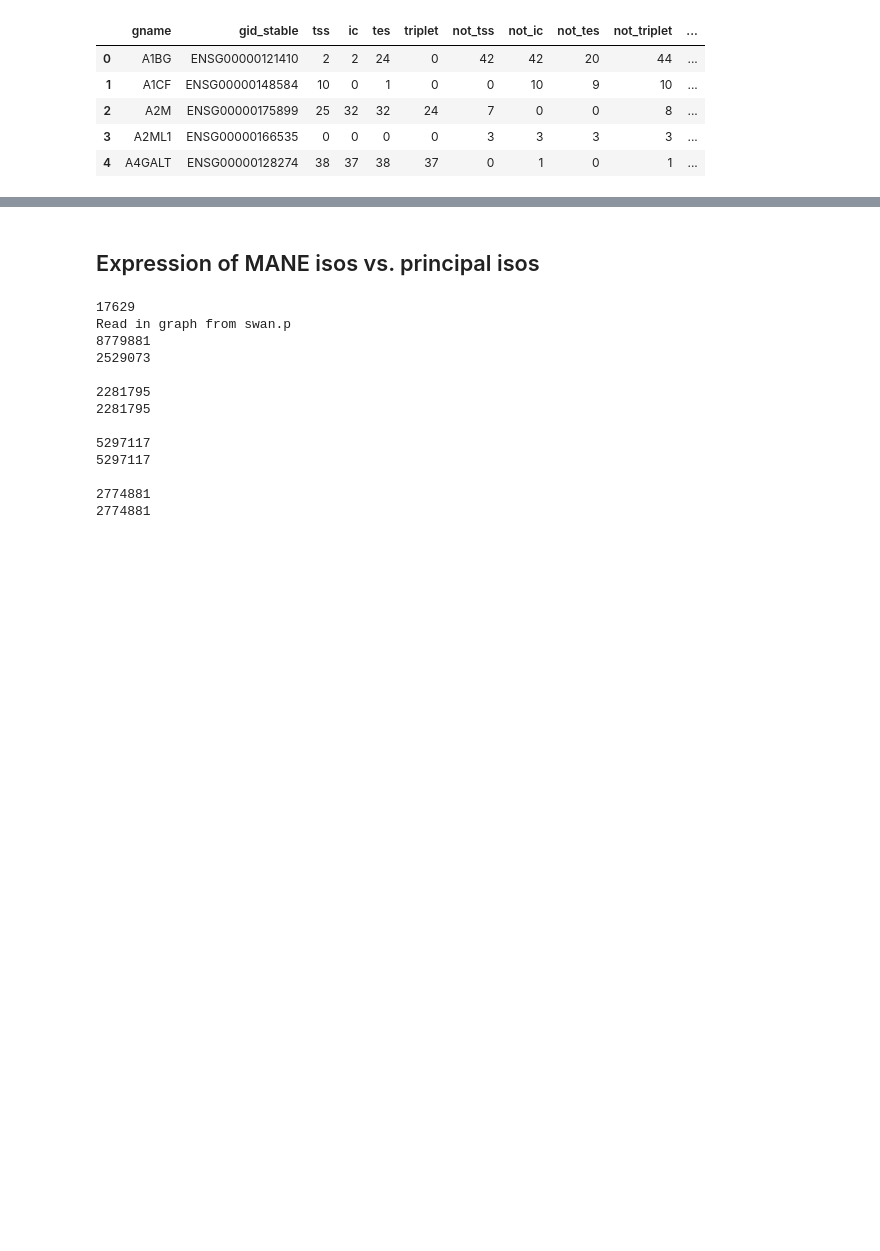
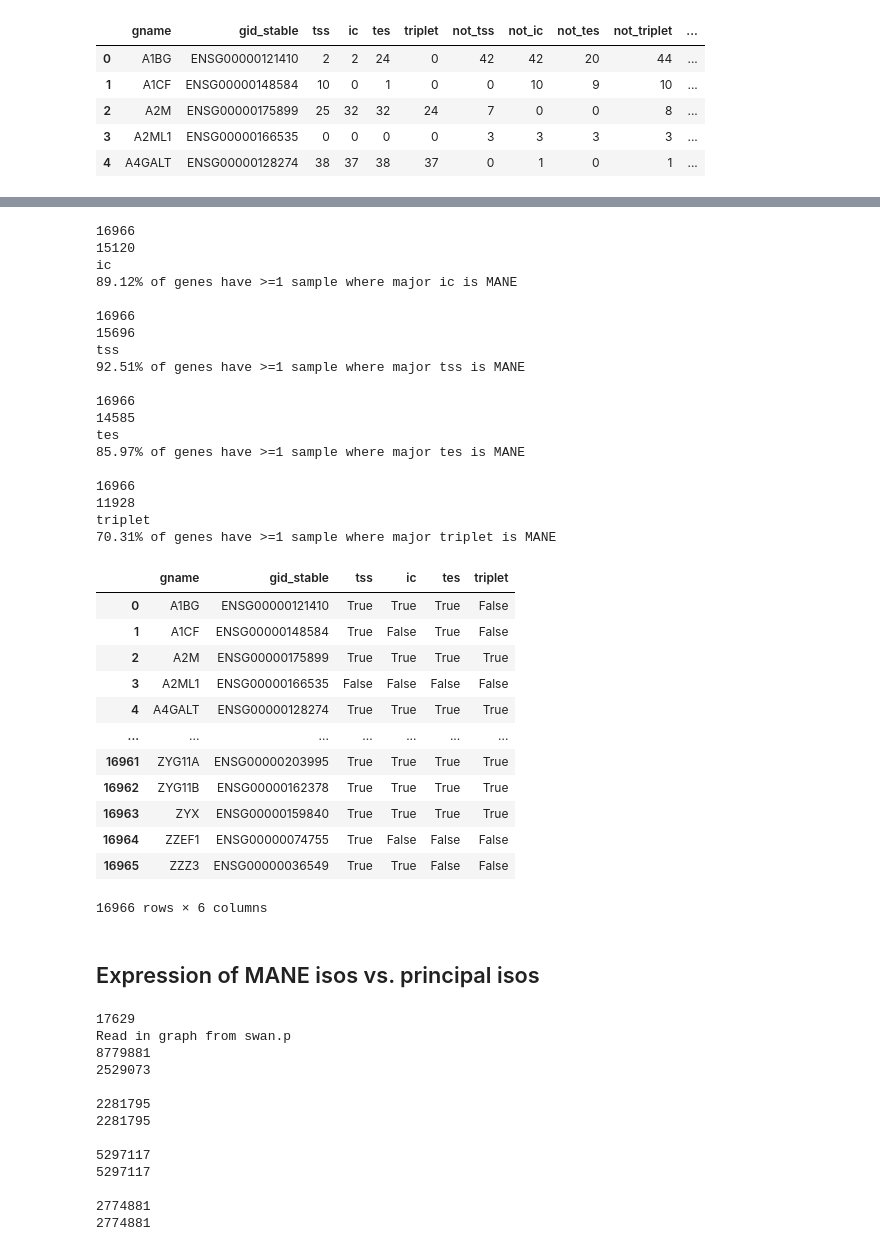
Before and after one commit to fairliereese/rnawg, a Jupyter notebook: lr_bulk/cerberus/swan/mane.ipynb, the cells around one changed output, grey strips where cells are left out. Cells and saved outputs as stored; diff of their text form; code cells hidden in the pictures; blank space fills up the shorter version.

```diff
--- a/lr_bulk/cerberus/swan/mane.ipynb
+++ b/lr_bulk/cerberus/swan/mane.ipynb
@@ -440,5 +417,38 @@ temp = count_major_principal_feats(sg, obs_col=obs_col, gene_subset=inds)
 # %%
-get_major_principal_feats(sg, obs_col=obs_col, gene_subset=inds)
+get_major_principal_feats(sg, obs_col=obs_col, gene_subset=gene_subset)
+# %% [output]
+16966
+15120
+ic
+89.12% of genes have >=1 sample where major ic is MANE
+
+16966
+15696
+tss
+92.51% of genes have >=1 sample where major tss is MANE
+
+16966
+14585
+tes
+85.97% of genes have >=1 sample where major tes is MANE
+
+16966
+11928
+triplet
+70.31% of genes have >=1 sample where major triplet is MANE
+|  | gname | gid_stable | tss | ic | tes | triplet |
+| 0 | A1BG | ENSG00000121410 | True | True | True | False |
+| 1 | A1CF | ENSG00000148584 | True | False | True | False |
+| 2 | A2M | ENSG00000175899 | True | True | True | True |
+| 3 | A2ML1 | ENSG00000166535 | False | False | False | False |
+| 4 | A4GALT | ENSG00000128274 | True | True | True | True |
+| ... | ... | ... | ... | ... | ... | ... |
+| 16961 | ZYG11A | ENSG00000203995 | True | True | True | True |
+| 16962 | ZYG11B | ENSG00000162378 | True | True | True | True |
+| 16963 | ZYX | ENSG00000159840 | True | True | True | True |
+| 16964 | ZZEF1 | ENSG00000074755 | True | False | False | False |
+| 16965 | ZZZ3 | ENSG00000036549 | True | True | False | False |
+16966 rows × 6 columns
 # %% [markdown]
 ## Expression of MANE isos vs. principal isos
 # %%
```
Also changed, not shown: parts of 9 cells of this notebook, 21 other files.
